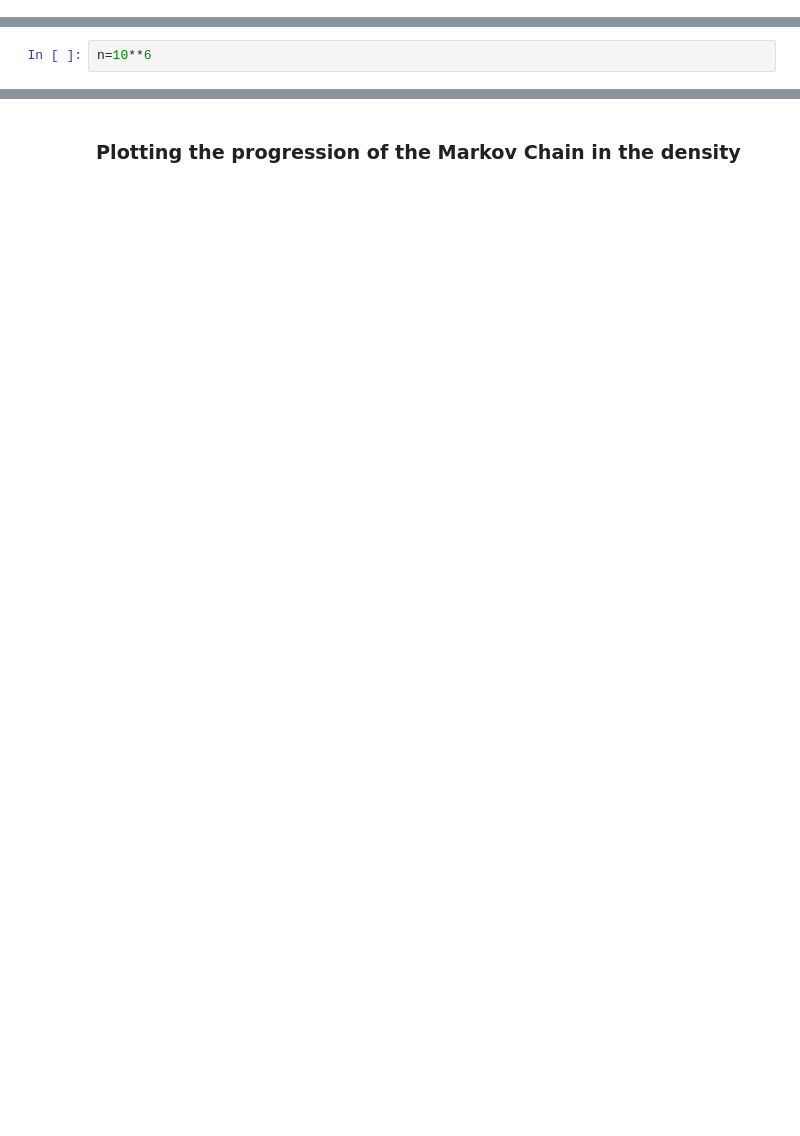
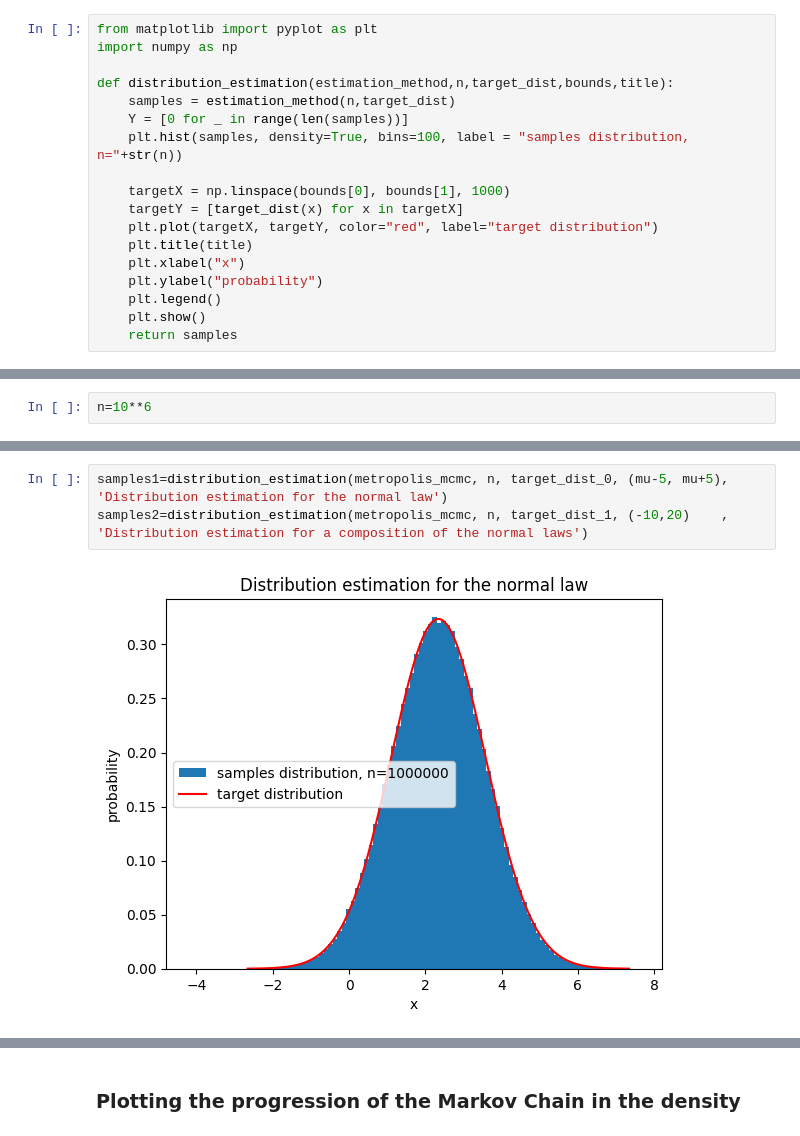
Before and after one commit to DiorAdama/MCMC, a Jupyter notebook: gaussian_mcmc.ipynb, the cells around one changed output, grey strips where cells are left out. Saved outputs shown, nothing was run; the diff lists cells and outputs as text; blank space fills up the shorter version.

```diff
--- a/gaussian_mcmc.ipynb
+++ b/gaussian_mcmc.ipynb
@@ -3,0 +6,18 @@ Fadel Sougou and Hugo Borsoni
+# %%
+from matplotlib import pyplot as plt
+import numpy as np
+
+def distribution_estimation(estimation_method,n,target_dist,bounds,title):
+    samples = estimation_method(n,target_dist)
+    Y = [0 for _ in range(len(samples))]
+    plt.hist(samples, density=True, bins=100, label = "samples distribution, n="+str(n))
+
+    targetX = np.linspace(bounds[0], bounds[1], 1000)
+    targetY = [target_dist(x) for x in targetX]
+    plt.plot(targetX, targetY, color="red", label="target distribution")
+    plt.title(title)
+    plt.xlabel("x")
+    plt.ylabel("probability")
+    plt.legend()
+    plt.show()
+    return samples
@@ -91,0 +97,5 @@ samples2=distribution_estimation(n,target_dist_1,(-10,20),'Distribution estimati
+# %%
+samples1=distribution_estimation(metropolis_mcmc, n, target_dist_0, (mu-5, mu+5), 'Distribution estimation for the normal law')
+samples2=distribution_estimation(metropolis_mcmc, n, target_dist_1, (-10,20)    , 'Distribution estimation for a composition of the normal laws')
+# %% [output]
+[figure, added]
```
Also changed, not shown: parts of 14 cells of this notebook.
